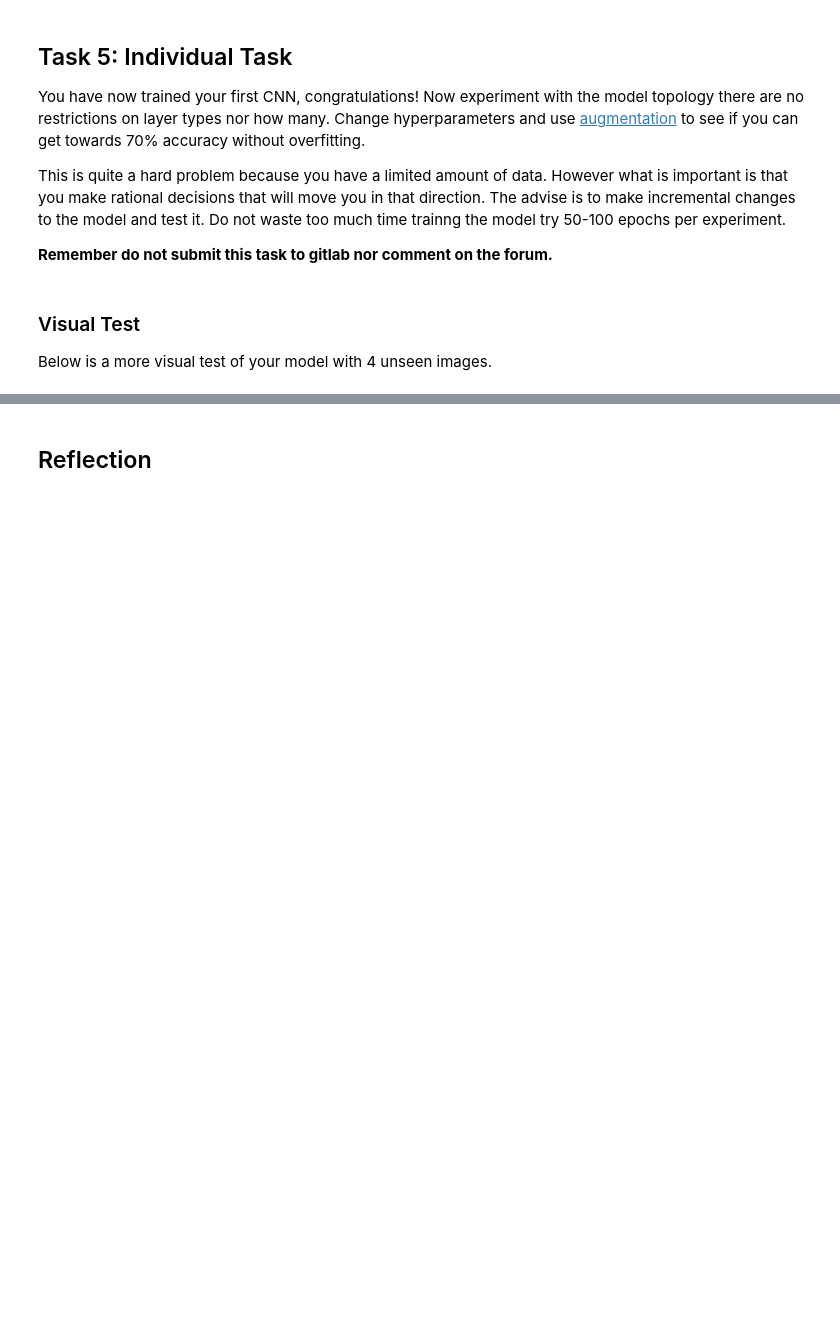
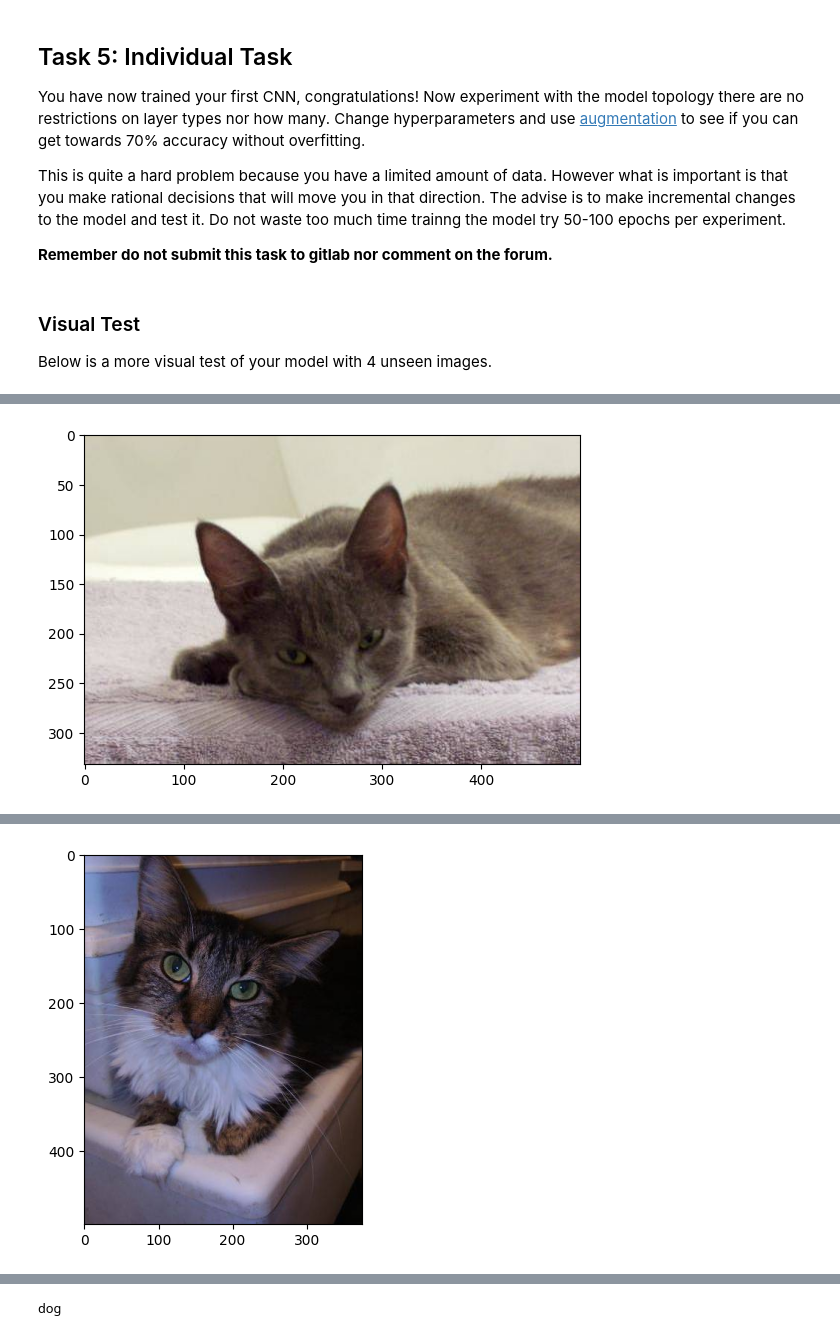
Before and after one commit to sean-meade/Convolution-Neural-Networks, a Jupyter notebook: Etivity3_ConvolutionNetworks_10128921.ipynb, the cells around one changed output, grey strips where cells are left out. Drawn from its saved outputs; the diff is of its cells as text; code cells hidden in the pictures; blank space fills up the shorter version.

```diff
--- a/Etivity3_ConvolutionNetworks_10128921.ipynb
+++ b/Etivity3_ConvolutionNetworks_10128921.ipynb
@@ -749,8 +750,8 @@ def classifyimage(imagepath,model):
     plt.show()
     print(prediction)
 
-classifyimage('data/catdog/cat_or_dog_1.jpg',new_model)
-classifyimage('data/catdog/cat_or_dog_2.jpg',new_model)
-classifyimage('data/catdog/cat_or_dog_3.jpg',new_model)
-classifyimage('data/catdog/cat_or_dog_4.jpg',new_model)
+classifyimage('data/catdog/cat_or_dog_1.jpg',net)
+classifyimage('data/catdog/cat_or_dog_2.jpg',net)
+classifyimage('data/catdog/cat_or_dog_3.jpg',net)
+classifyimage('data/catdog/cat_or_dog_4.jpg',net)
 # %% [output]
@@ -757,0 +759 @@ NameError: name 'new_model' is not defined
+[figure, added]
@@ -757,0 +762 @@ NameError: name 'new_model' is not defined
+[figure, added]
@@ -758,2 +769 @@ NameError: name 'new_model' is not defined
+dog
-# %% [markdown]
-## Reflection
```
Also changed, not shown: parts of 9 cells of this notebook.
